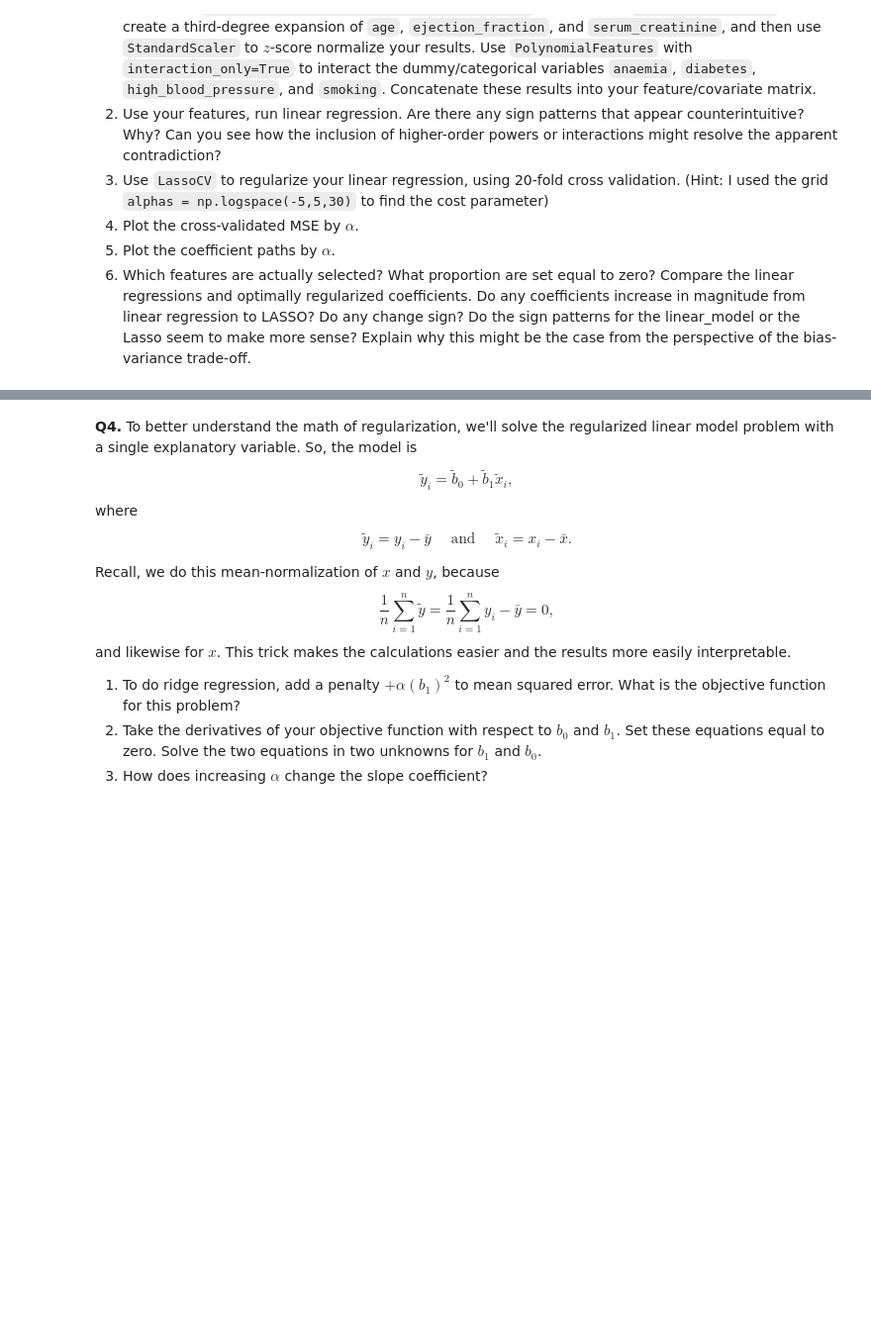
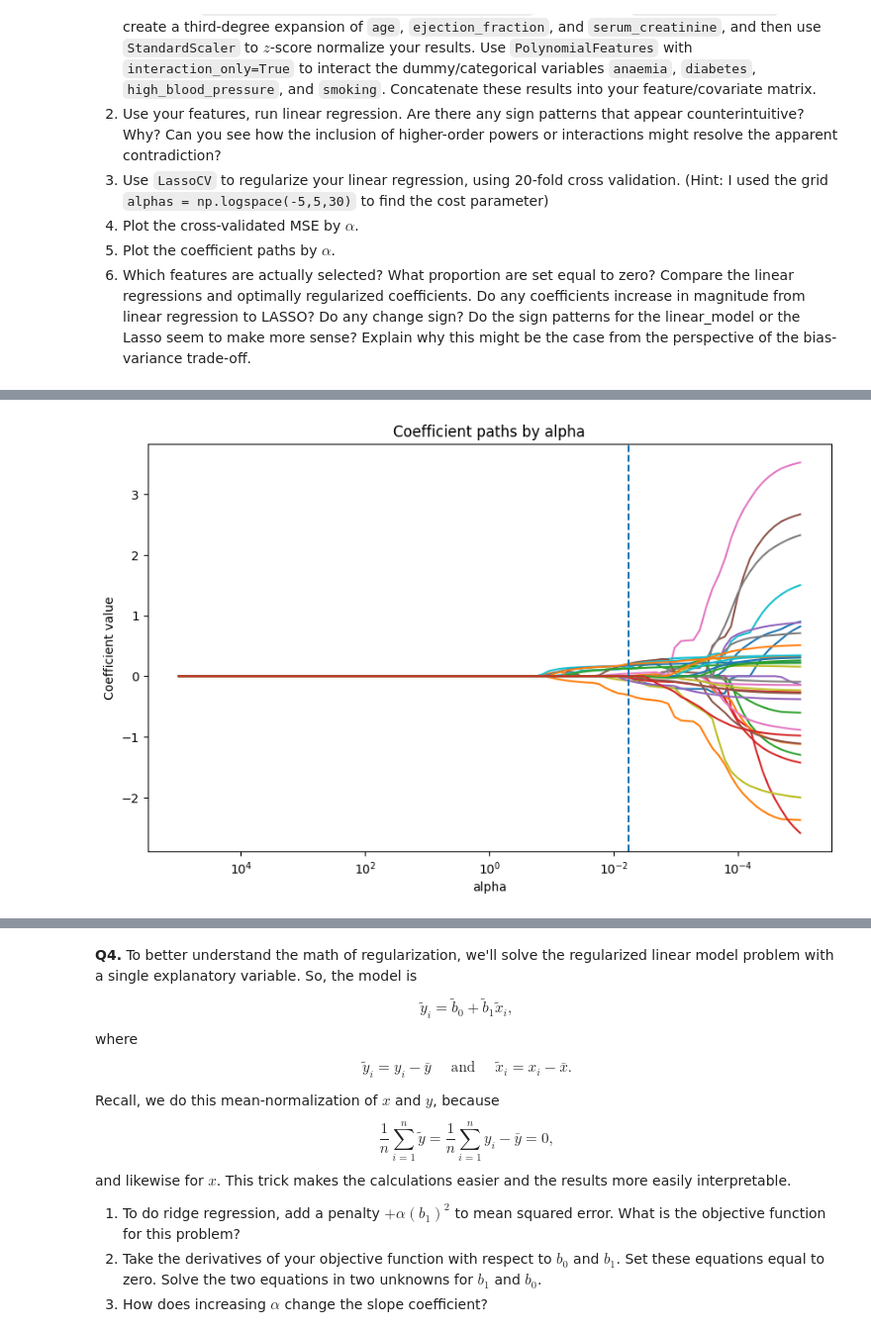
Before and after one commit to dishidhak/DS3021assignment02, a Jupyter notebook: 04_dd_regularization.ipynb, the cells around one changed output, grey strips where cells are left out. Shown at 99% size. Saved outputs shown, nothing was run; the diff lists cells and outputs as text; code cells hidden in the pictures; blank space fills up the shorter version.

```diff
--- a/04_dd_regularization.ipynb
+++ b/04_dd_regularization.ipynb
@@ -203,0 +307,18 @@ df.head()
+# %%
+# Q3.5
+# Plot the coefficient paths by alpha.
+
+alphas_path, coefs_path, _ = lasso_path(X, y, alphas=np.logspace(5, -5, 100), max_iter=100000)
+
+plt.figure(figsize=(10, 6))
+for i in range(coefs_path.shape[0]):
+    plt.semilogx(alphas_path, coefs_path[i])
+
+plt.axvline(lasso_model.alpha_, linestyle='--')
+plt.gca().invert_xaxis()
+plt.xlabel("alpha")
+plt.ylabel("Coefficient value")
+plt.title("Coefficient paths by alpha")
+plt.show()
+# %% [output]
+[figure, added]
```
Also changed, not shown: parts of 8 cells of this notebook.
